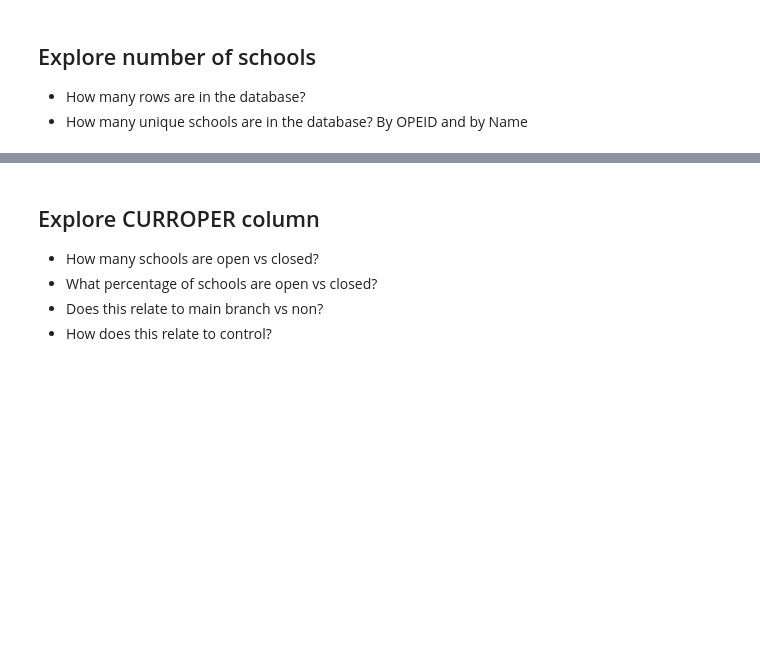
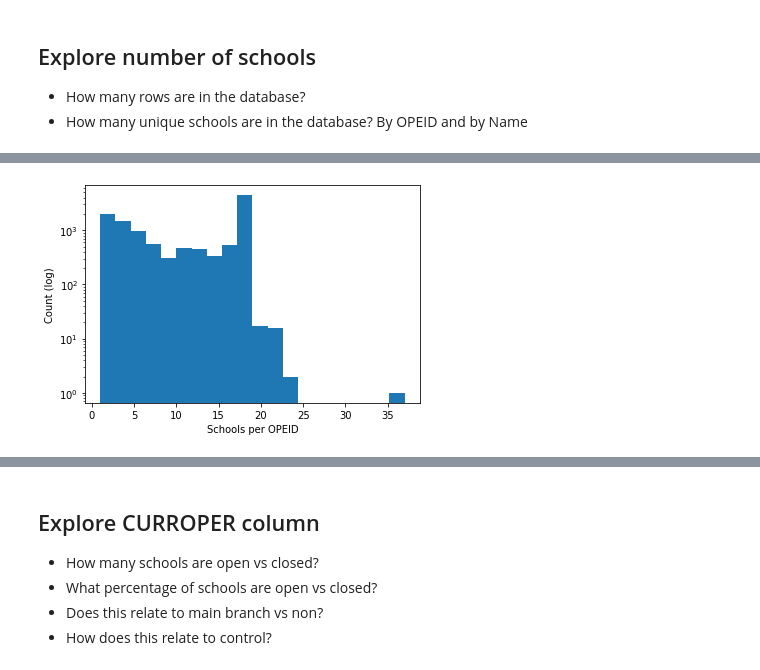
Before and after one commit to kregier/Springboard, a Jupyter notebook: Capstone2/CollegeScorecard-EDA.ipynb, the cells around one changed output, grey strips where cells are left out. Cells and saved outputs as stored; diff of their text form; code cells hidden in the pictures; blank space fills up the shorter version.

```diff
--- a/Capstone2/CollegeScorecard-EDA.ipynb
+++ b/Capstone2/CollegeScorecard-EDA.ipynb
@@ -144,0 +165,8 @@ Name: Name, Length: 20601, dtype: int64
+# %%
+#Plot histogram of number of schools per OPEID
+plt.hist(data['OPEID'].value_counts(), bins=20)
+plt.xlabel('Schools per OPEID')
+plt.ylabel('Count (log)')
+plt.yscale('log')
+# %% [output]
+[figure, added]
```
Also changed, not shown: parts of 13 cells of this notebook.
